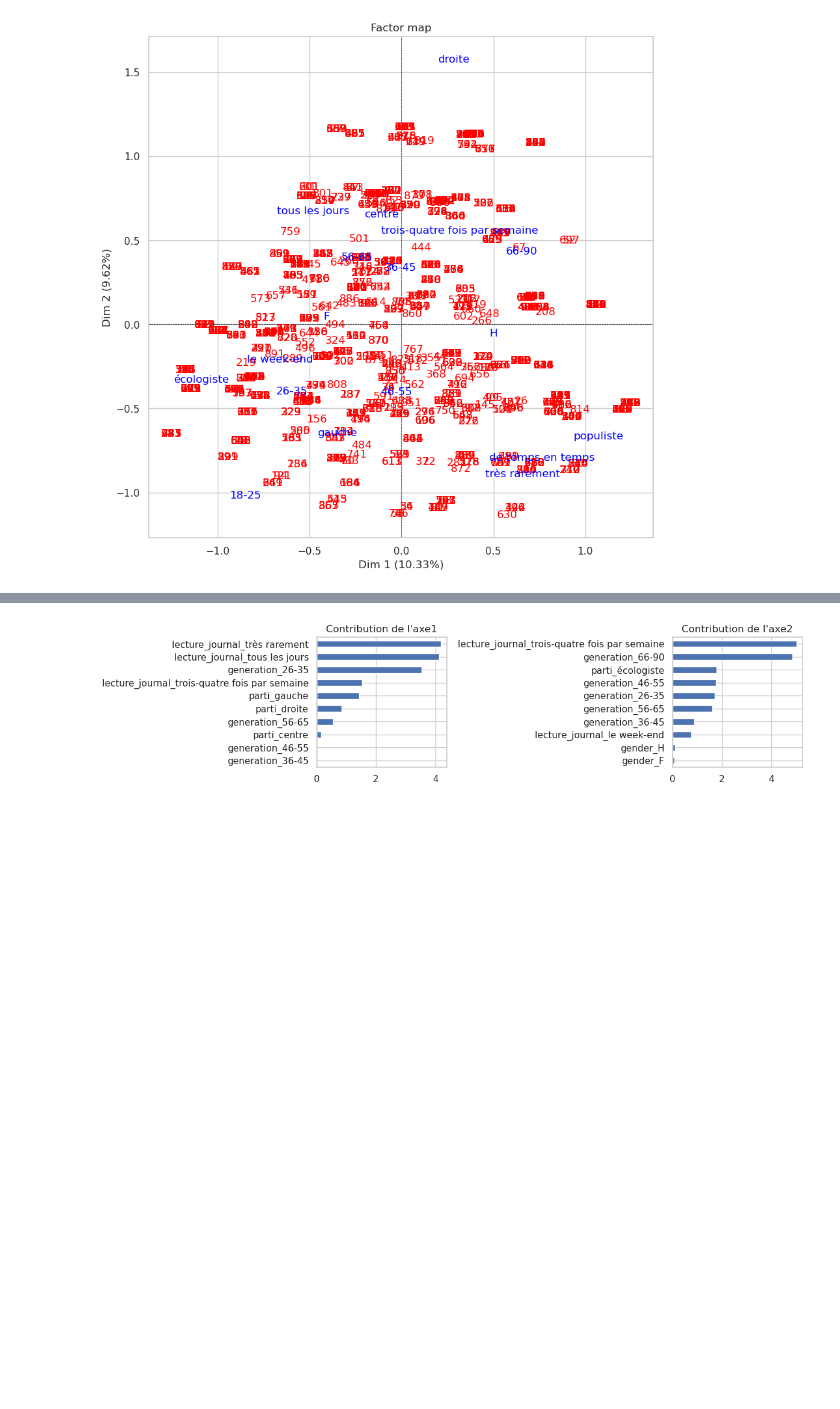
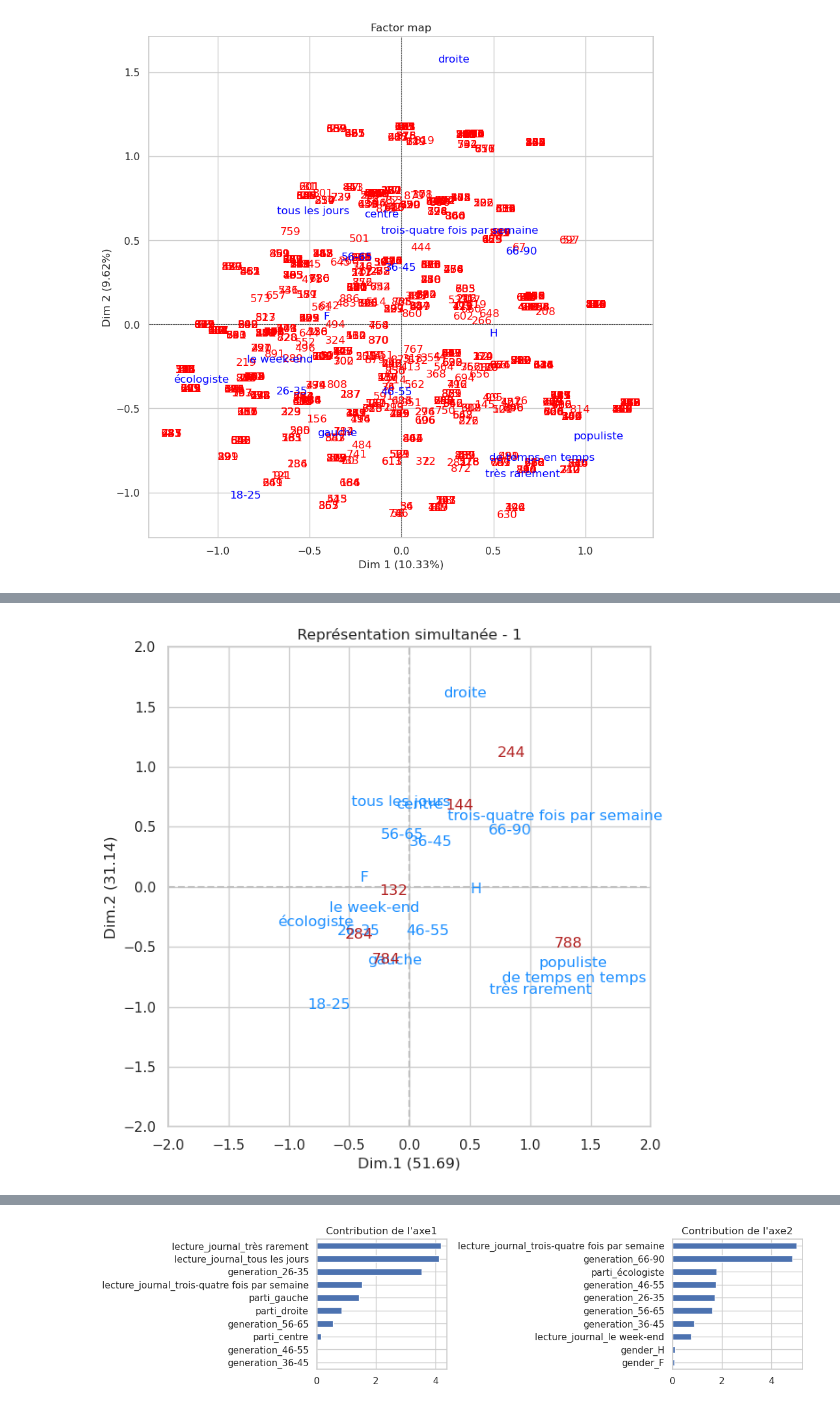
Before and after one commit to Sciences-historiques-numeriques/histoire_numerique_methodes, a Jupyter notebook: statistiques_descriptives/analyse_factorielle_corr_multiples_pop900.ipynb, the cells around one changed output, grey strips where cells are left out. Saved outputs shown, nothing was run; the diff lists cells and outputs as text; code cells hidden in the pictures; blank space fills up the shorter version.

Commit message:
filtre individus amélioré

```diff
--- a/statistiques_descriptives/analyse_factorielle_corr_multiples_pop900.ipynb
+++ b/statistiques_descriptives/analyse_factorielle_corr_multiples_pop900.ipynb
@@ -559,0 +589,4 @@ plt.show()
+# %%
+df_rows = acm.row_topandas()
+# print(df_rows[:3])
+print(df_rows.columns)
@@ -559,0 +610,11 @@ plt.show()
+# %%
+### Filtrer les individus
+# Cosinus = qualité de représentation des points lignes
+# On retient les individus les mieux représentés sur chaque axe
+rc1 = df_rows.row_cos2_dim1.sort_values(ascending=False)[:3].index
+print(rc1)
+rc2 = df_rows.row_cos2_dim2.sort_values(ascending=False)[:3].index
+print(rc2)
+lrc = list(set(list(rc1) + list(rc2)))
+### liste des positions, non des index!
+lrc
@@ -559,0 +636,19 @@ plt.show()
+# %%
+#représentation simultanée - relation quasi-barycentrique
+fix,ax = plt.subplots(figsize=(7,7))
+ax.axis([-2,+2,-2,+2])
+ax.plot([-2,+2],[0,0],color='silver',linestyle='--')
+ax.plot([0,0],[-2,+2],color='silver',linestyle='--')
+
+ax.set_xlabel("Dim.1 ("+ str(round(bzc.freq.iloc[0],2))+")")
+ax.set_ylabel("Dim.2 ("+ str(round(bzc.freq.iloc[1],2))+")")
+
+
+plt.title("Représentation simultanée - 1")
+for i in range(df.shape[1]):
+    ax.text(acm.col_coord_[i,0],acm.col_coord_[i,1],df.columns[i],color='dodgerblue')
+for i in lrc:
+    ax.text(acm.row_coord_[i,0],acm.row_coord_[i,1],df.index[i],color='firebrick')
+plt.show()
+# %% [output]
+[figure, added]
```
Also changed, not shown: parts of 32 cells of this notebook.
